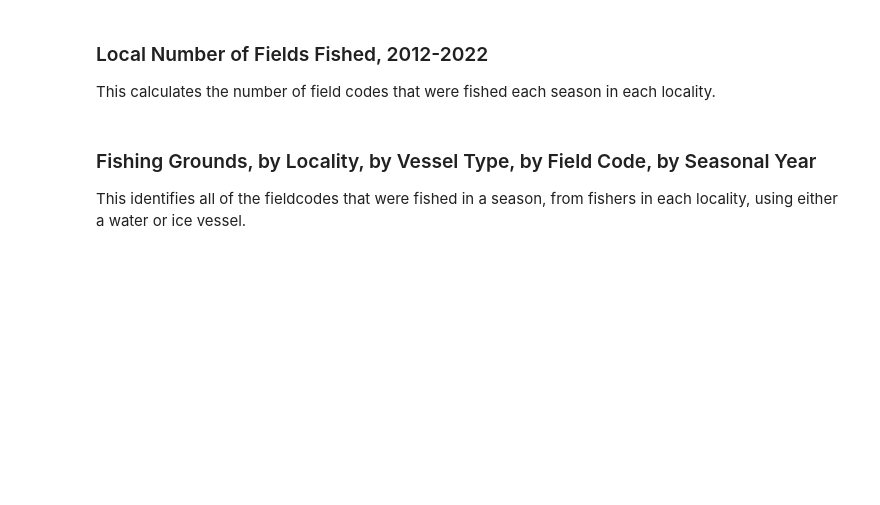
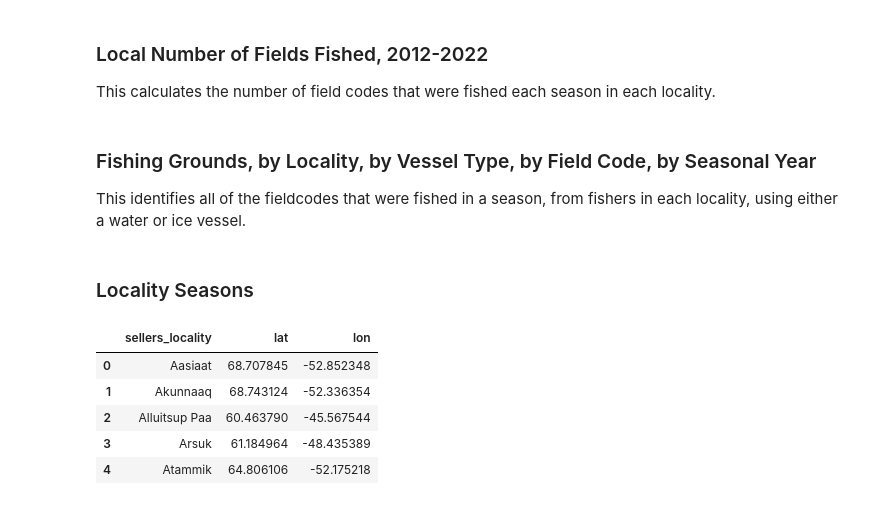
Before and after one commit to huntersnyder/seaicefishing, a Jupyter notebook: notebooks/01-data_cleaning.ipynb, the cells around one changed output. Saved outputs shown, nothing was run; the diff lists cells and outputs as text; code cells hidden in the pictures; blank space fills up the shorter version.

```diff
--- a/notebooks/01-data_cleaning.ipynb
+++ b/notebooks/01-data_cleaning.ipynb
@@ -465,3 +470,5 @@ fishing_grounds = (
 )
 fishing_grounds = fishing_grounds.merge(field_codes)
 fishing_grounds.to_csv("../data/derived/fishing_grounds.csv", index=None)
+# %% [markdown]
+### Locality Seasons
@@ -467,0 +491,10 @@ fishing_grounds.to_csv("../data/derived/fishing_grounds.csv", index=None)
+# %%
+locality_info = pd.read_csv("../resources/locality_lat_lon.csv")
+locality_info.head()
+# %% [output]
+|  | sellers_locality | lat | lon |
+| 0 | Aasiaat | 68.707845 | -52.852348 |
+| 1 | Akunnaaq | 68.743124 | -52.336354 |
+| 2 | Alluitsup Paa | 60.463790 | -45.567544 |
+| 3 | Arsuk | 61.184964 | -48.435389 |
+| 4 | Atammik | 64.806106 | -52.175218 |
```
Also changed, not shown: parts of 14 cells of this notebook, 15 other files.
